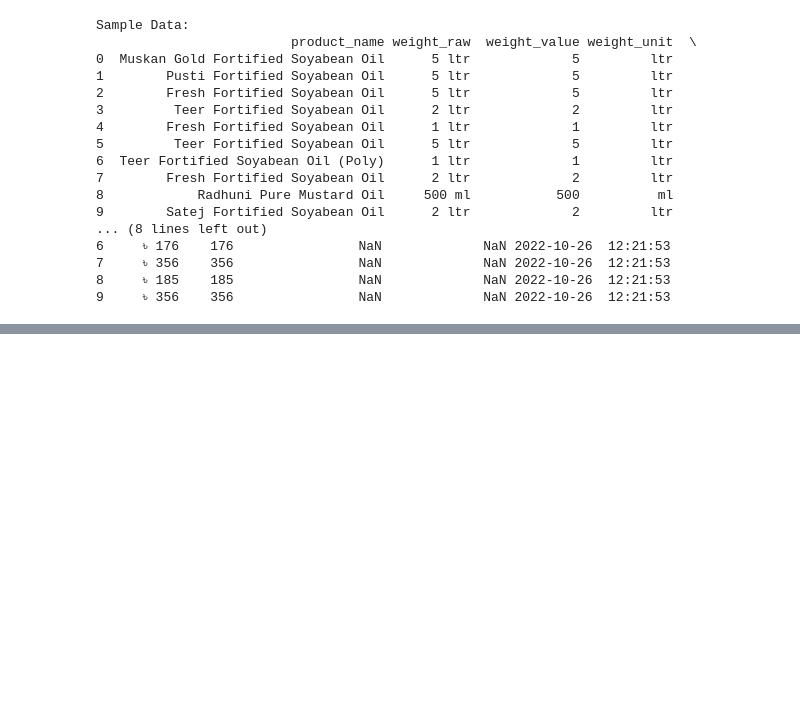
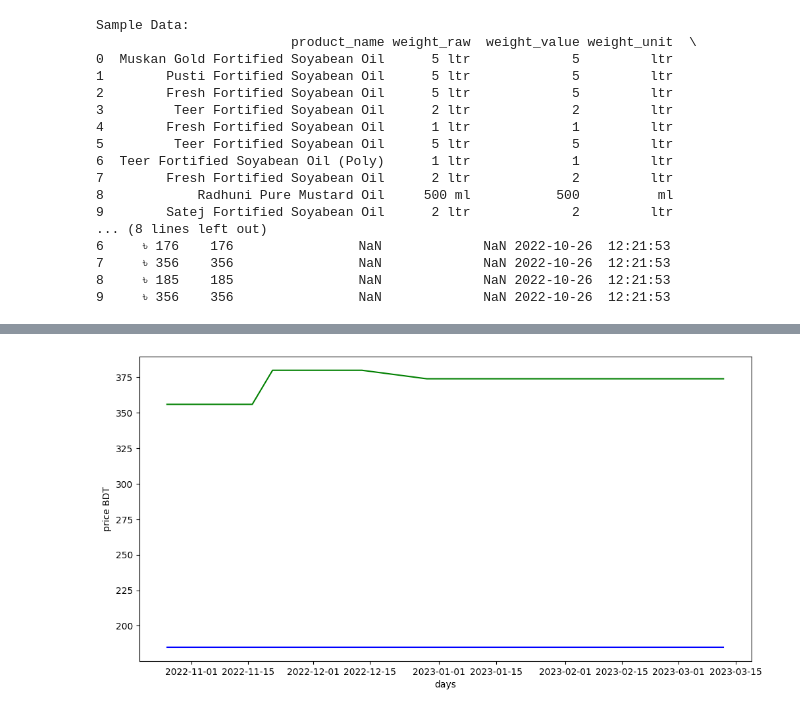
Before and after one commit to Shayokh144/Commodity_Price_Analysis_BD, a Jupyter notebook: visualization/notebook/BasicVisualizationOil.ipynb, the cells around one changed output, grey strips where cells are left out. Cells and saved outputs as stored; diff of their text form; code cells hidden in the pictures; blank space fills up the shorter version.

Commit message:
multiline line graph

```diff
--- a/visualization/notebook/BasicVisualizationOil.ipynb
+++ b/visualization/notebook/BasicVisualizationOil.ipynb
@@ -60,0 +61,35 @@ showLineGraph(df, "Radhuni Pure Mustard Oil", 500, "500 ml")
+# %%
+def createMultilinePlot(dataFrames, columnNames, plotTitle = "", weight = "1"):
+    f = plt.figure()
+    f.set_figwidth(12)
+    f.set_figheight(6)
+    i = 0
+    colors = ['green', 'blue']
+    for dataFrame, columnName in zip(dataFrames, columnNames):
+        #dataFrame.head(3)
+        colValues = dataFrame[columnName]
+        dateValues = dataFrame['date']
+        ypoints = np.array(colValues)
+        xpoints = np.array(dateValues)
+        plt.plot(xpoints, ypoints, color=colors[i])
+        i += 1
+        i %= 2
+    #plt.title(plotTitle+ "\n unit:"+ weight)
+    plt.xlabel("days")
+    plt.ylabel("price BDT")
+    plt.show()
+# %%
+def showMultipleLineGraph(dataFrame, items, weights, weightRaws):
+    filteredDfs = []
+    itemNames = []
+    df = dataFrame
+    for itemName, weight in zip(items,weights):
+        itemNames.append(itemName)
+        filteredDf = df.loc[(df.product_name == itemName) & (df.weight_value == weight)]
+        filteredDfs.append(filteredDf)
+    createMultilinePlot(filteredDfs, ['price','price'], itemNames, weightRaws)
+# %%
+items = ["Teer Fortified Soyabean Oil", "Radhuni Pure Mustard Oil"]
+showMultipleLineGraph(df, items, [2,500], [ "2 ltr","500 ml"])
+# %% [output]
+[figure, added]
```
Also changed, not shown: parts of 2 cells of this notebook.
